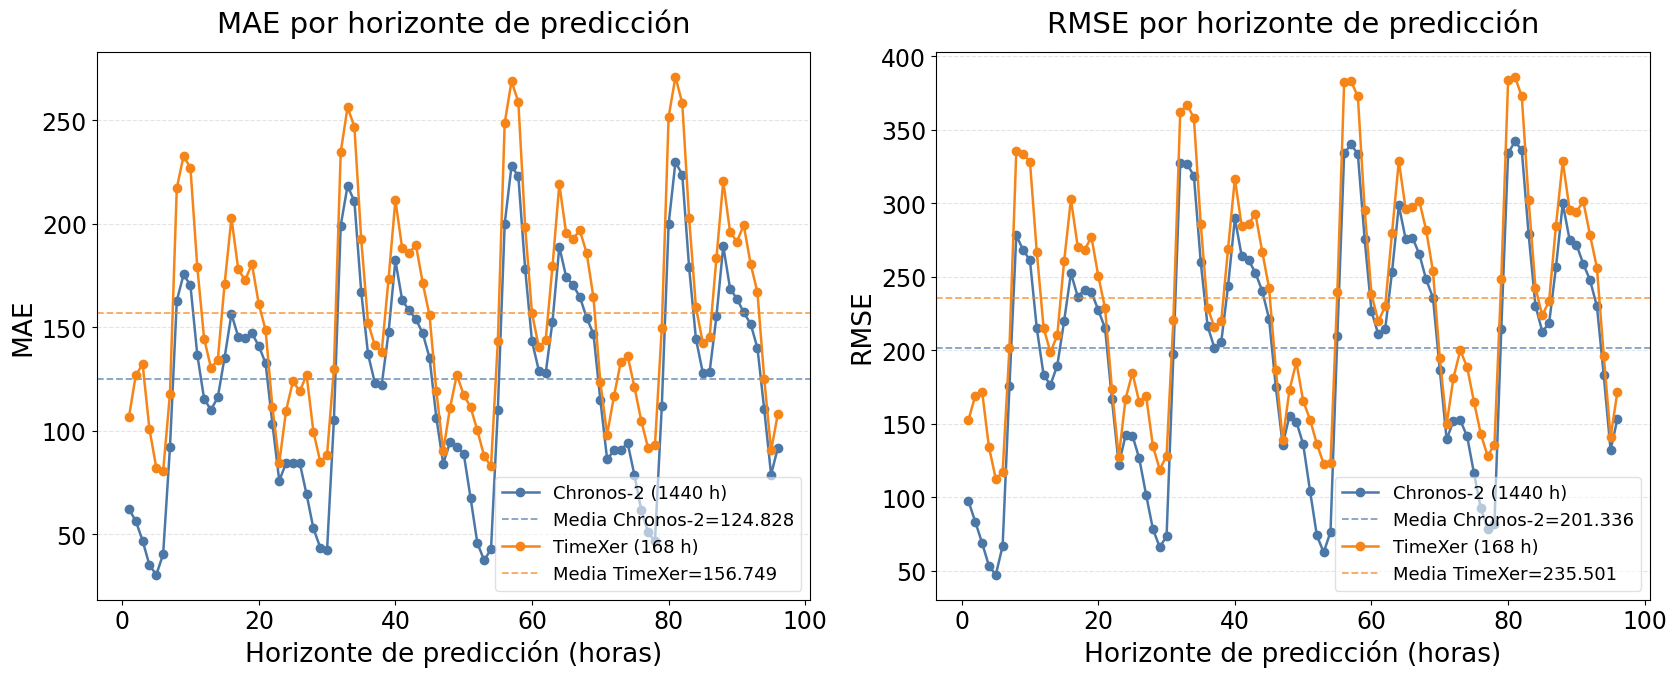
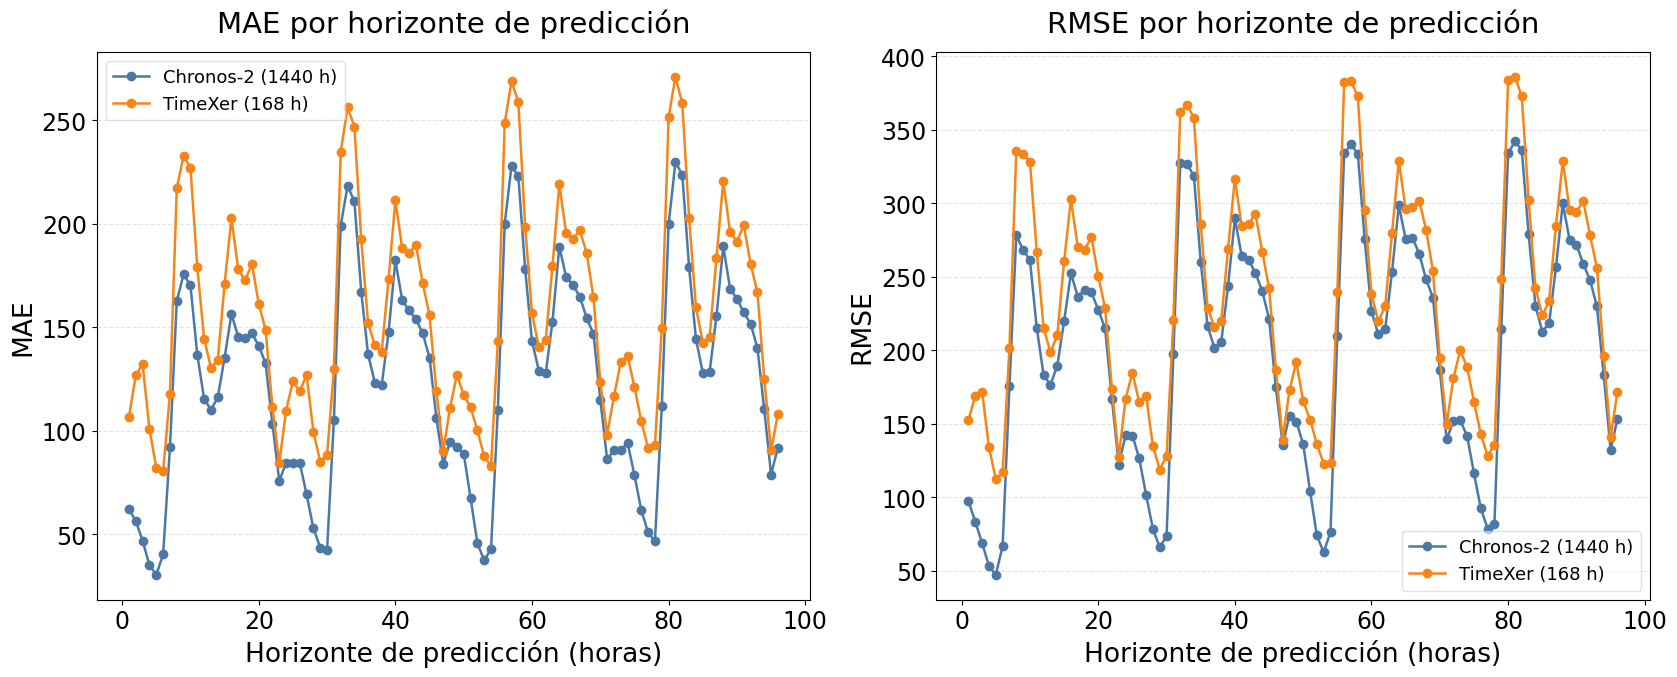
The change to this notebook cell's code, shown as a diff; its figure went from the first image to the second:
--- before
+++ after
@@ -27,7 +27,4 @@
             for label, (mdf, color) in series.items():
                 ax.plot(mdf.index, mdf[metric], marker="o", linewidth=1.8, color=color, label=label)
-                mean_val = mdf[metric].mean()
-                ax.axhline(mean_val, color=color, linestyle="--", alpha=0.7, linewidth=1.3,
-                           label=f"Media {label.split(' ')[0]}={mean_val:.3f}")
 
             ax.set_xlabel("Horizonte de predicción (horas)")

Commit: updates